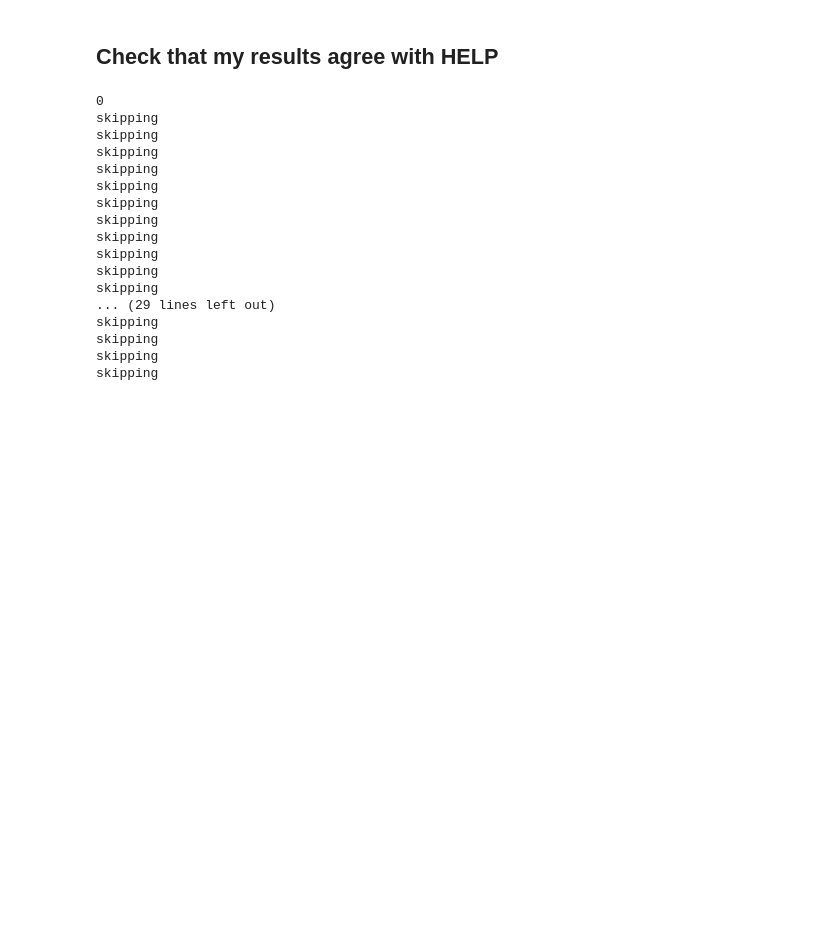
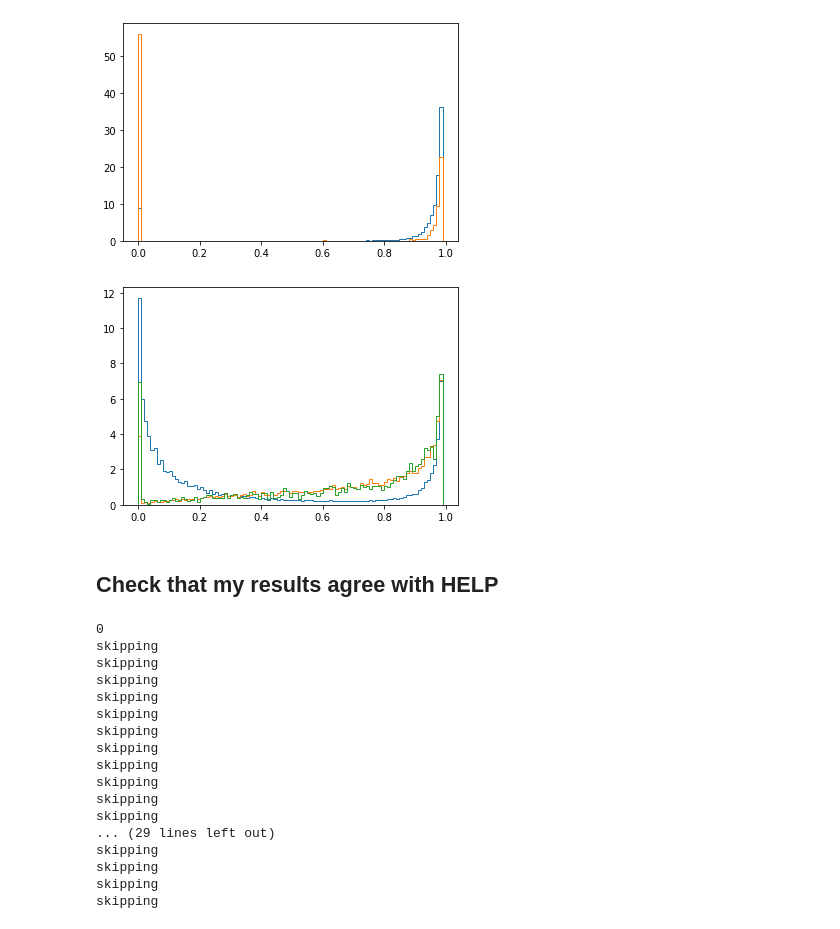
Before and after one commit to StevenDuivenvoorden/FIR-group, a Jupyter notebook: Ian/lofar/deep_fields/Bootes/XID+_results_check_and_flagging.ipynb, the cells around one changed output. Drawn from its saved outputs; the diff is of its cells as text; code cells hidden in the pictures; blank space fills up the shorter version.

Commit message:
updated notebooks on running XID+ for the LOFAR deep fields

```diff
--- a/Ian/lofar/deep_fields/Bootes/XID+_results_check_and_flagging.ipynb
+++ b/Ian/lofar/deep_fields/Bootes/XID+_results_check_and_flagging.ipynb
@@ -84,6 +88,25 @@ Row index=0 masked=True
 |  |  |  |  |  |  |  |  |  |  | ... |
 | bytes22 | float64 | float64 | float64 | float64 | float64 | float64 | float64 | float64 | bytes1 | ... |
 | ILTJ142426.18+354355.7 | 216.10908116330452 | 35.73215196185592 | 0.00029624138106374456 | 0.0001984955851937253 | 0.0011739308991089012 | 0.0002773059731874833 | 0.00037375154774999415 | 6.873855867090957e-05 | S | ... |
+# %%
+xid_help_pacs = Table.read('../../../../../HELP/dmu_products/dmu26/dmu26_XID+PACS_Bootes/data/dmu26_XID+PACS_Bootes_cat_20190425.fits')
+# %%
+xid_lofar_fir = Table.read('data/fir/PACS/all_sources.fits')
+# %%
+bins = np.arange(0,1,0.01)
+plt.hist(xid_help_pacs['Pval_res_100'],bins=bins,density=True,histtype='step')
+plt.hist(xid_lofar_fir['Pval_res_100'],bins=bins,density=True,histtype='step')
+plt.show()
+
+bins = np.arange(0,1,0.01)
+plt.hist(xid_help_pacs['Pval_res_160'],bins=bins,density=True,histtype='step')
+plt.hist(xid_lofar_fir['Pval_res_160'],bins=bins,density=True,histtype='step')
+mask = np.array(['ILTJ' in name for name in xid_lofar_fir['help_id']])
+plt.hist(xid_lofar_fir['Pval_res_160'][mask],bins=bins,density=True,histtype='step')
+plt.show()
+# %% [output]
+[figure, added]
+[figure, added]
 # %%
 fname = 'data/data_release/radio_image.fits'
 hdulist = fits.open(fname)
```
Also changed, not shown: parts of 6 cells of this notebook, 16 other files.
